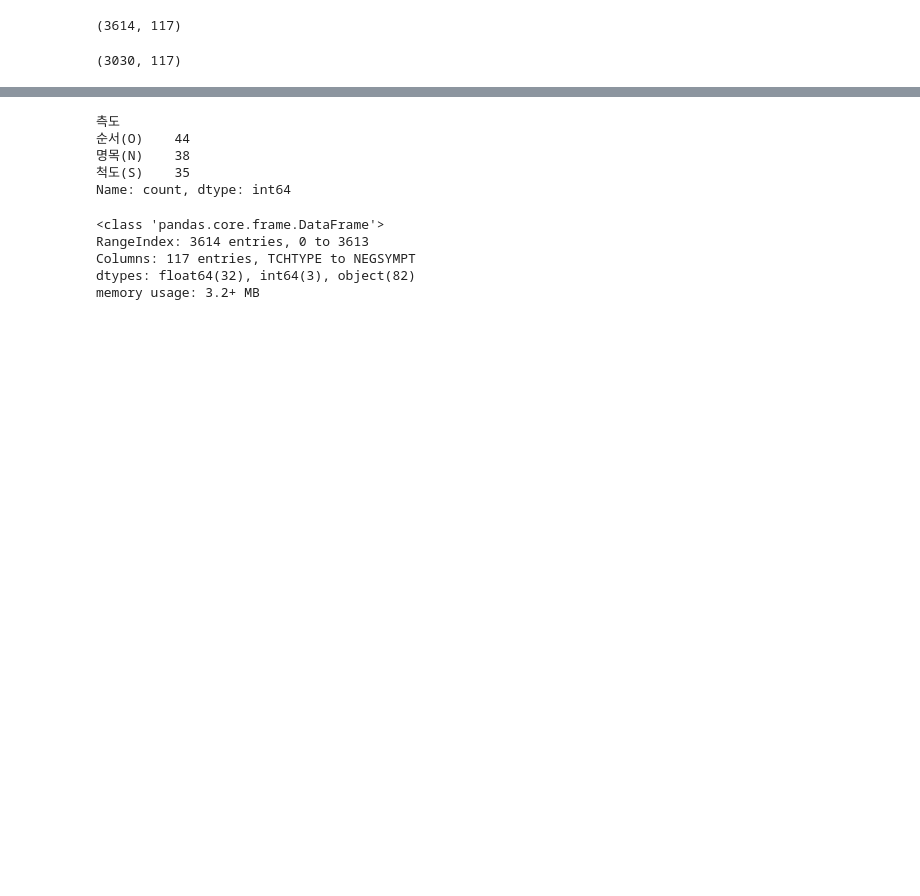
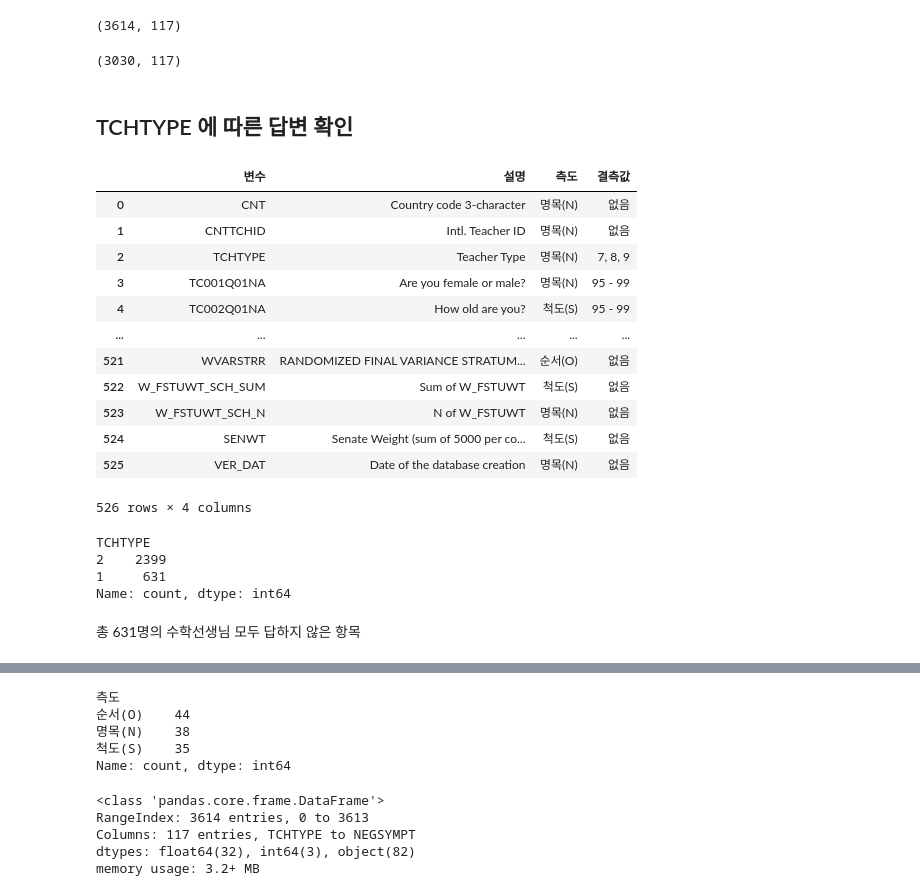
Before and after one commit to codingalzi/pisa, a Jupyter notebook: p2022/teacher_vars.ipynb, the cells around one changed output, grey strips where cells are left out. Drawn from its saved outputs; the diff is of its cells as text; code cells hidden in the pictures; blank space fills up the shorter version.

```diff
--- a/p2022/teacher_vars.ipynb
+++ b/p2022/teacher_vars.ipynb
@@ -178,3 +169,28 @@ teacher_df_selected.shape
 teacher_df1.shape
 # %% [output]
 (3030, 117)
+# %% [markdown]
+## TCHTYPE 에 따른 답변 확인
+# %%
+teacher_vars[]
+# %% [output]
+|  | 변수 | 설명 | 측도 | 결측값 |
+| 0 | CNT | Country code 3-character | 명목(N) | 없음 |
+| 1 | CNTTCHID | Intl. Teacher ID | 명목(N) | 없음 |
+| 2 | TCHTYPE | Teacher Type | 명목(N) | 7, 8, 9 |
+| 3 | TC001Q01NA | Are you female or male? | 명목(N) | 95 - 99 |
+| 4 | TC002Q01NA | How old are you? | 척도(S) | 95 - 99 |
+| ... | ... | ... | ... | ... |
+| 521 | WVARSTRR | RANDOMIZED FINAL VARIANCE STRATUM... | 순서(O) | 없음 |
+| 522 | W_FSTUWT_SCH_SUM | Sum of W_FSTUWT | 척도(S) | 없음 |
+| 523 | W_FSTUWT_SCH_N | N of W_FSTUWT | 명목(N) | 없음 |
+| 524 | SENWT | Senate Weight (sum of 5000 per co... | 척도(S) | 없음 |
+| 525 | VER_DAT | Date of the database creation | 명목(N) | 없음 |
+526 rows × 4 columns
+# %%
+teacher_df1['TCHTYPE'].value_counts()
+# %% [output]
+TCHTYPE
+2    2399
+1     631
+Name: count, dtype: int64
@@ -180,0 +202,2 @@ teacher_df1.shape
+# %% [markdown]
+총 631명의 수학선생님 모두 답하지 않은 항목
```
Also changed, not shown: parts of 15 cells of this notebook, 1 other file.
